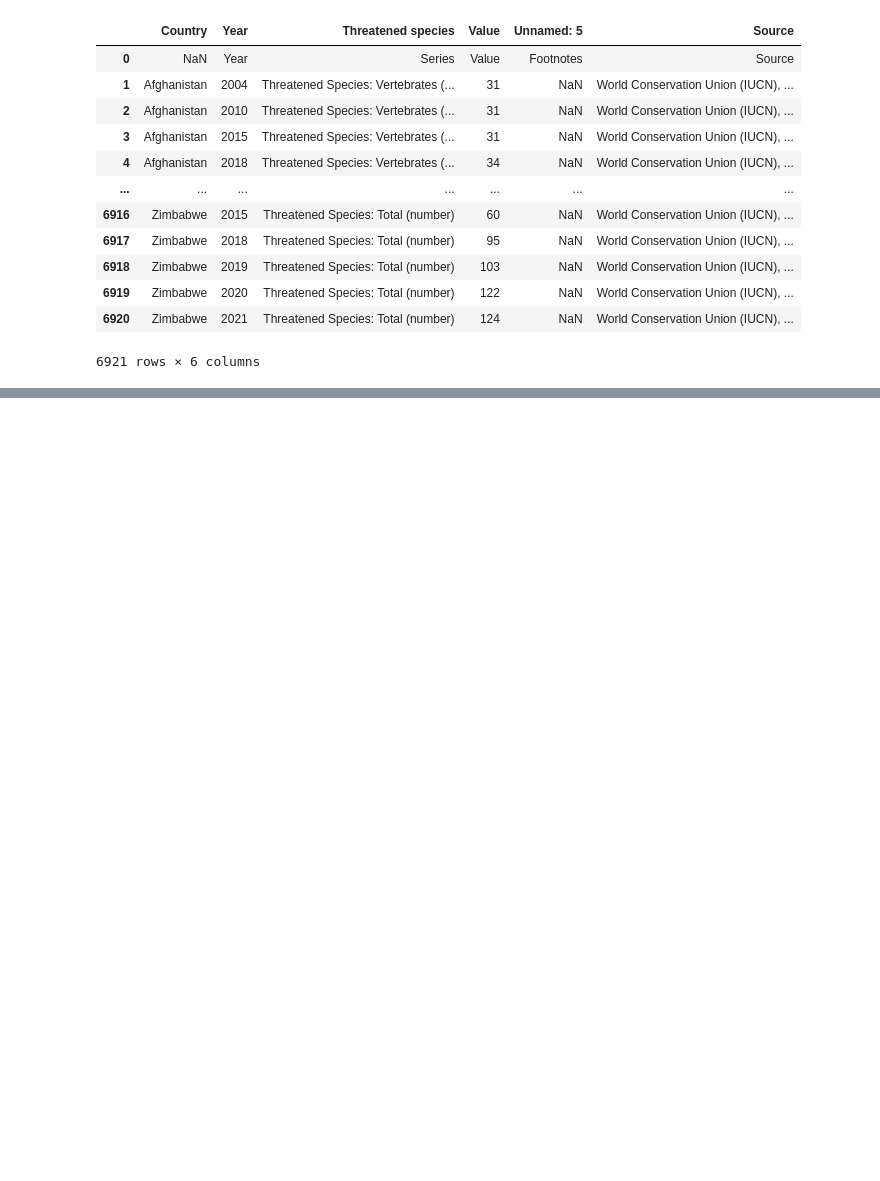
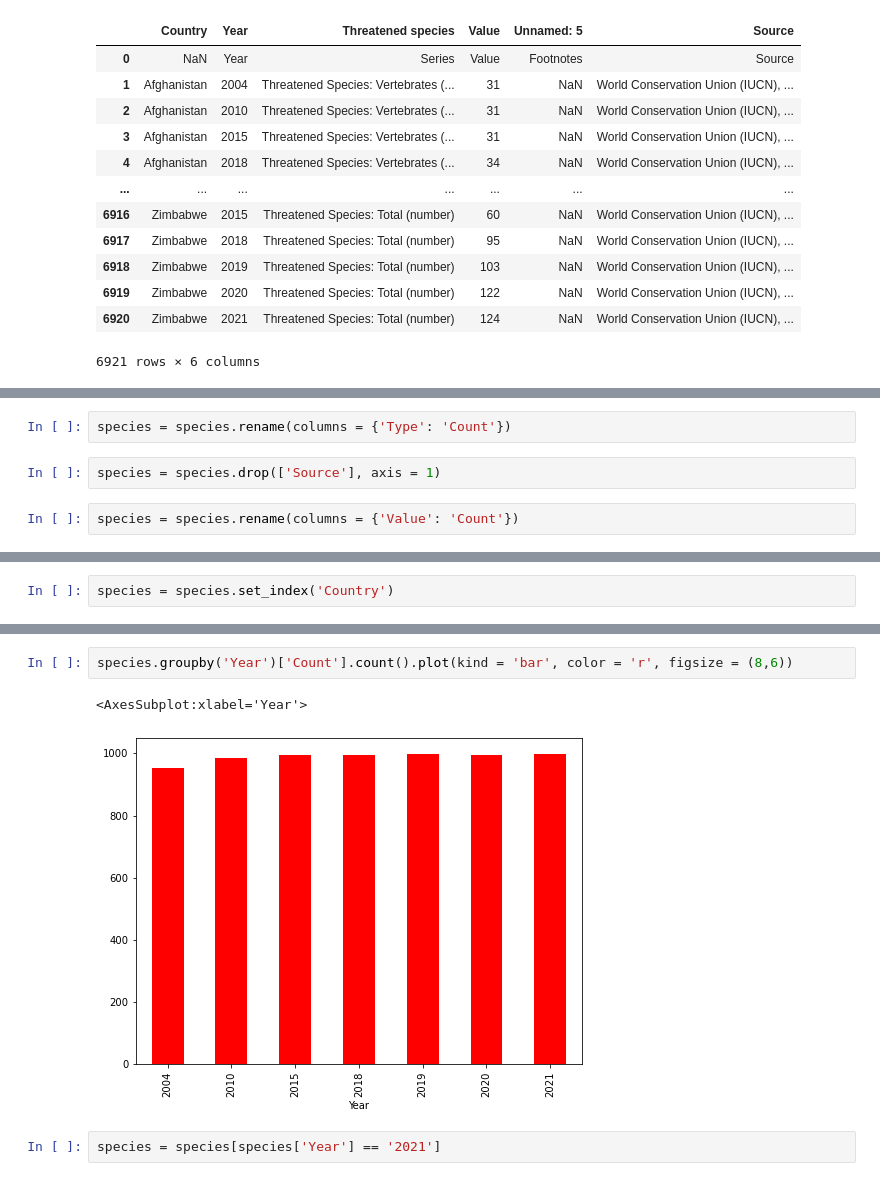
Before and after one commit to nss-data-science-cohort-6/un_data_question-tjsimpson524, a Jupyter notebook: notebooks/Threatened Species.ipynb, the cells around one changed output, grey strips where cells are left out. Cells and saved outputs as stored; diff of their text form; blank space fills up the shorter version.

Commit message:
Graph US

```diff
--- a/notebooks/Threatened Species.ipynb
+++ b/notebooks/Threatened Species.ipynb
@@ -70,0 +42,6 @@ species['Country'].value_counts().plot(kind = 'bar')
+# %%
+species = species.rename(columns = {'Type': 'Count'})
+# %%
+species = species.drop(['Source'], axis = 1)
+# %%
+species = species.rename(columns = {'Value': 'Count'})
@@ -70,0 +64,2 @@ species['Country'].value_counts().plot(kind = 'bar')
+# %%
+species = species.set_index('Country')
@@ -70,0 +106,7 @@ species['Country'].value_counts().plot(kind = 'bar')
+# %%
+species.groupby('Year')['Count'].count().plot(kind = 'bar', color = 'r', figsize = (8,6))
+# %% [output]
+<AxesSubplot:xlabel='Year'>
+[figure, added]
+# %%
+species = species[species['Year'] == '2021']
```
Also changed, not shown: parts of 24 cells of this notebook.
